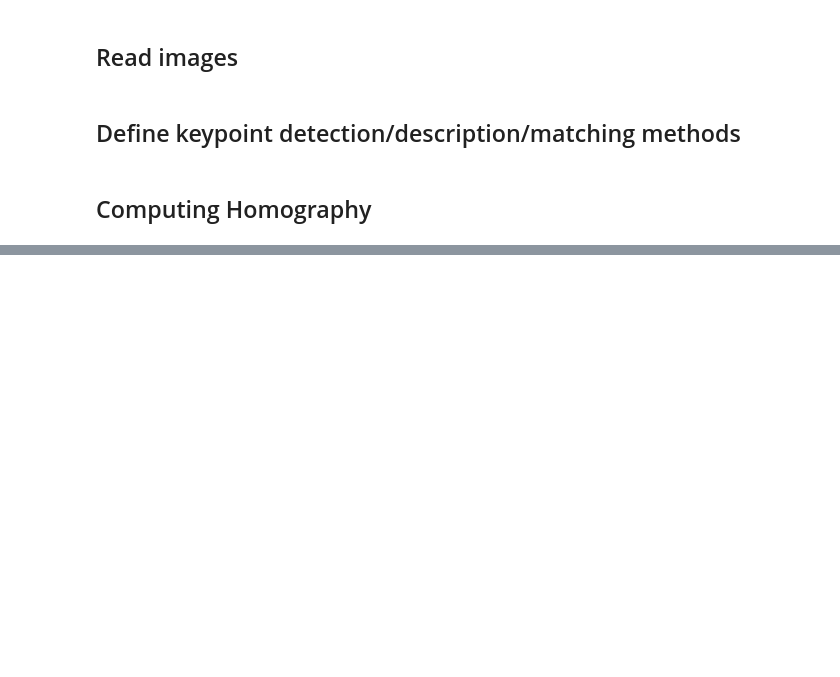
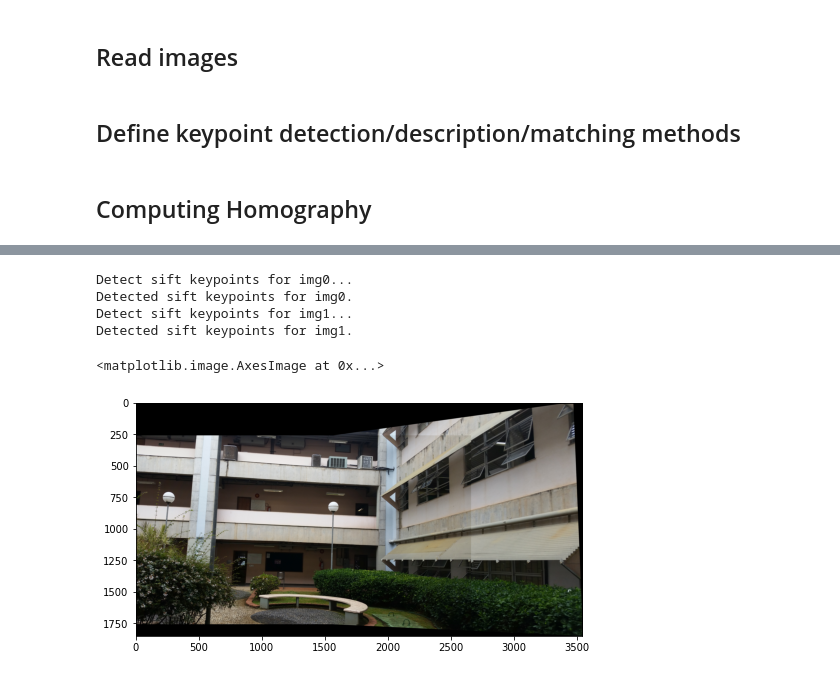
Before and after one commit to renato-lopes/CV-DCC, a Jupyter notebook: praticas/ep3/Mosaic.ipynb, the cells around one changed output, grey strips where cells are left out. Cells and saved outputs as stored; diff of their text form; code cells hidden in the pictures; blank space fills up the shorter version.

```diff
--- a/praticas/ep3/Mosaic.ipynb
+++ b/praticas/ep3/Mosaic.ipynb
@@ -162,0 +149,13 @@ plt.imshow(cv2.cvtColor(img, cv2.COLOR_BGR2RGB))
+# %%
+H, _ = compute_homograpy(imgs[5], imgs[4], DETECTOR, DESCRIPTOR)
+img_res_right = warpPerspective(imgs[4], imgs[5], H)
+
+fig = plt.figure(figsize=(8, 8))
+plt.imshow(cv2.cvtColor(img_res_right, cv2.COLOR_BGR2RGB))
+# %% [output]
+Detect sift keypoints for img0...
+Detected sift keypoints for img0.
+Detect sift keypoints for img1...
+Detected sift keypoints for img1.
+<matplotlib.image.AxesImage at 0x...>
+[figure, added]
```
Also changed, not shown: parts of 12 cells of this notebook, 1 other file.
